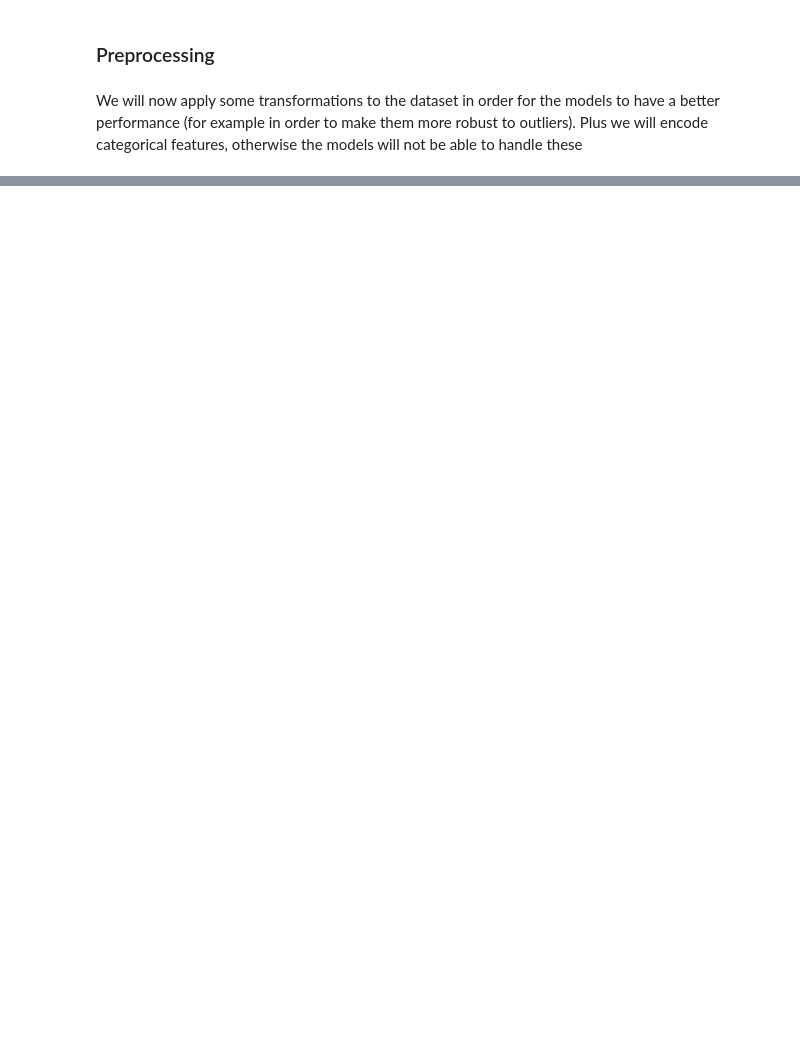
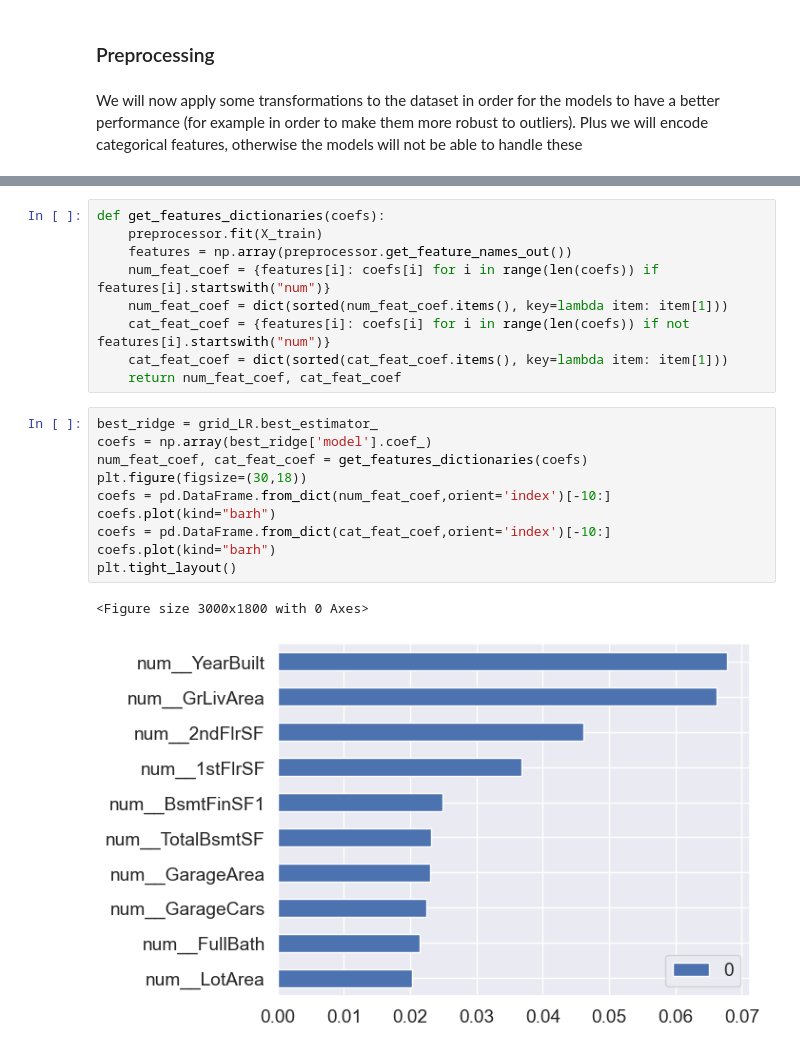
Before and after one commit to alexelenter-99/ml, a Jupyter notebook: Tryolabs-ML-Interview/TryolabsMLInterview.ipynb, the cells around one changed output, grey strips where cells are left out. Cells and saved outputs as stored; diff of their text form; blank space fills up the shorter version.

```diff
--- a/Tryolabs-ML-Interview/TryolabsMLInterview.ipynb
+++ b/Tryolabs-ML-Interview/TryolabsMLInterview.ipynb
@@ -245,0 +416,22 @@ X, y = train.drop(['SalePrice','Id'],axis=1), train['SalePrice']
+# %%
+def get_features_dictionaries(coefs):
+    preprocessor.fit(X_train)
+    features = np.array(preprocessor.get_feature_names_out())
+    num_feat_coef = {features[i]: coefs[i] for i in range(len(coefs)) if features[i].startswith("num")}
+    num_feat_coef = dict(sorted(num_feat_coef.items(), key=lambda item: item[1]))
+    cat_feat_coef = {features[i]: coefs[i] for i in range(len(coefs)) if not features[i].startswith("num")}
+    cat_feat_coef = dict(sorted(cat_feat_coef.items(), key=lambda item: item[1]))
+    return num_feat_coef, cat_feat_coef
+# %%
+best_ridge = grid_LR.best_estimator_
+coefs = np.array(best_ridge['model'].coef_)
+num_feat_coef, cat_feat_coef = get_features_dictionaries(coefs)
+plt.figure(figsize=(30,18))
+coefs = pd.DataFrame.from_dict(num_feat_coef,orient='index')[-10:]
+coefs.plot(kind="barh")
+coefs = pd.DataFrame.from_dict(cat_feat_coef,orient='index')[-10:]
+coefs.plot(kind="barh")
+plt.tight_layout()
+# %% [output]
+<Figure size 3000x1800 with 0 Axes>
+[figure, added]
```
Also changed, not shown: parts of 41 cells of this notebook.
